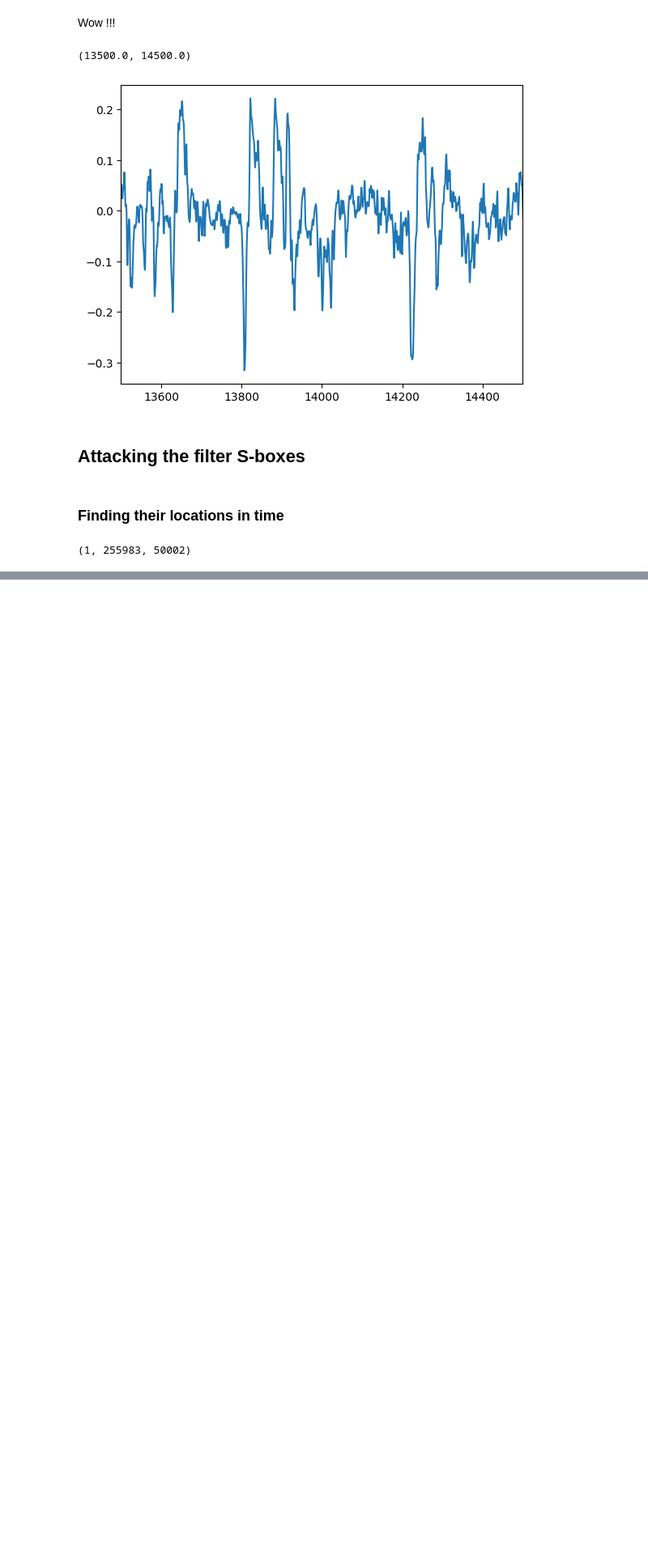
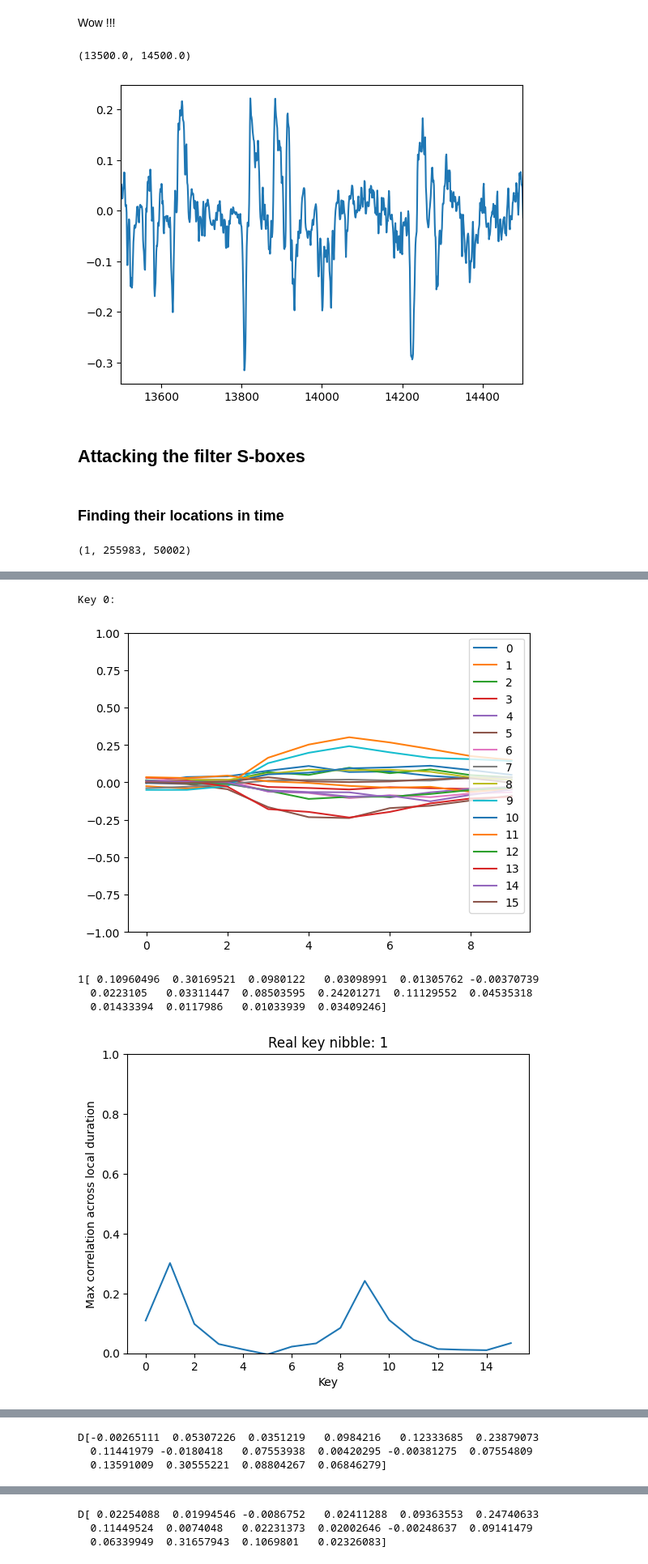
Before and after one commit to Pace222/Elisabeth-b4-SCA, a Jupyter notebook: side_channel_attack/cpa.ipynb, the cells around one changed output, grey strips where cells are left out. Shown at 81% size. Cells and saved outputs as stored; diff of their text form; code cells hidden in the pictures; blank space fills up the shorter version.

```diff
--- a/side_channel_attack/cpa.ipynb
+++ b/side_channel_attack/cpa.ipynb
@@ -271,0 +342,50 @@ with open("correlation_locations_b4_1000.pic", "wb") as w:
+# %%
+reconstructed_keys = np.zeros_like(real_keys)
+for i in range(reconstructed_keys.shape[0]):
+    print(f"Key {i}: ", end="")
+    visited = set()
+    for j in range(reconstructed_keys.shape[1]):
+        block_targets = [4]
+        locs_and_hyps_per_block_target = indices_locations_and_hyps_to_use_for_each_key_nibble(j, block_targets, seeds[i], traces[i], correlation_locations)
+        for k, block in enumerate(block_targets):
+            if block % 2 == 0:
+                selected_traces, hypotheses = locs_and_hyps_per_block_target[k]
+            else:
+                selected_traces, hypotheses, other_key_indices = locs_and_hyps_per_block_target[k]
+
+            corrs = np.array([corr_coef(hypotheses[l], selected_traces) for l in range(hypotheses.shape[0])])
+            for l in range(len(corrs)):
+                plt.plot(corrs[l], label=str(l))
+
+            plt.ylim([-1, 1])
+            plt.legend()
+            plt.show()
+
+            max_corrs = np.max(corrs, axis=1)
+            best_k = np.argmax(max_corrs)
+            reconstructed_keys[i][j] = best_k
+
+            if block % 2 != 0:
+                pass
+                #reconstructed_keys[i][other_key_indices[]]
+
+            print(hex(best_k)[2:].upper(), end="")
+
+            print(max_corrs)
+            plt.plot(max_corrs)
+            plt.xlabel("Key")
+            plt.ylabel("Max correlation across local duration")
+            plt.title(f"Real key nibble: {real_keys[i][j]}")
+            plt.ylim([0, 1])
+            plt.show()
+    print()
+    print(f"    vs {"".join([hex(k)[2:].upper() for k in real_keys[i]])}")
+    print(f"{len(real_keys[i][real_keys[i] != reconstructed_keys[i]])} mistakes on {len(real_keys[i])} nibbles.")
+    print()
+# %% [output]
+Key 0:
+[figure, added]
+1[ 0.10960496  0.30169521  0.0980122   0.03098991  0.01305762 -0.00370739
+  0.0223105   0.03311447  0.08503595  0.24201271  0.11129552  0.04535318
+  0.01433394  0.0117986   0.01033939  0.03409246]
+[figure, added]
@@ -271,0 +393,3 @@ with open("correlation_locations_b4_1000.pic", "wb") as w:
+D[-0.00265111  0.05307226  0.0351219   0.0984216   0.12333685  0.23879073
+  0.11441979 -0.0180418   0.07553938  0.00420295 -0.00381275  0.07554809
+  0.13591009  0.30555221  0.08804267  0.06846279]
@@ -271,0 +398,3 @@ with open("correlation_locations_b4_1000.pic", "wb") as w:
+D[ 0.02254088  0.01994546 -0.0086752   0.02411288  0.09363553  0.24740633
+  0.11449524  0.0074048   0.02231373  0.02002646 -0.00248637  0.09141479
+  0.06339949  0.31657943  0.1069801   0.02326083]
```
Also changed, not shown: parts of 9 cells of this notebook.
